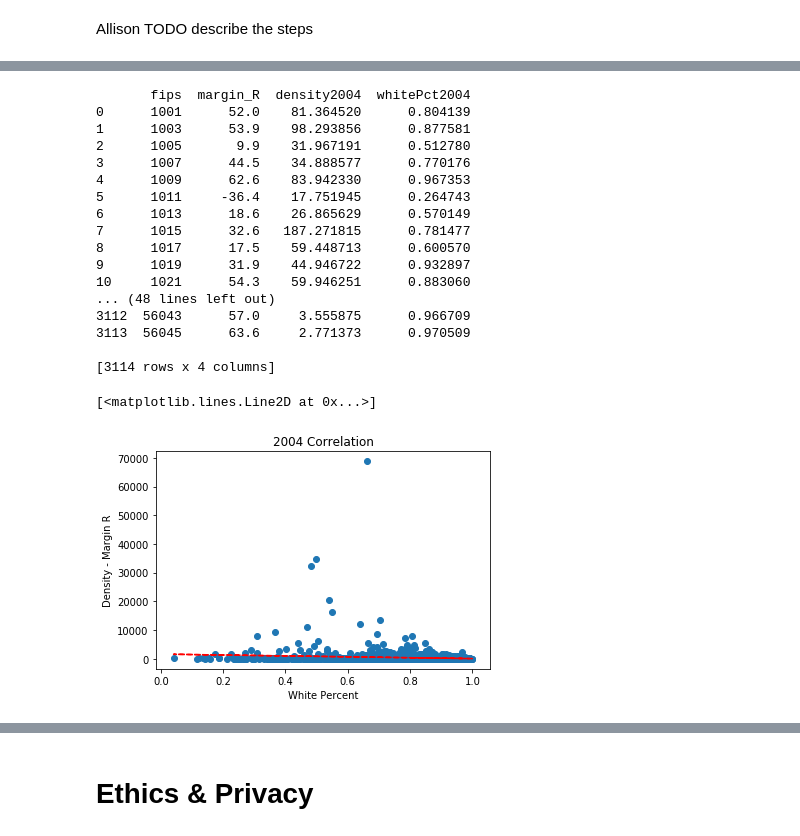
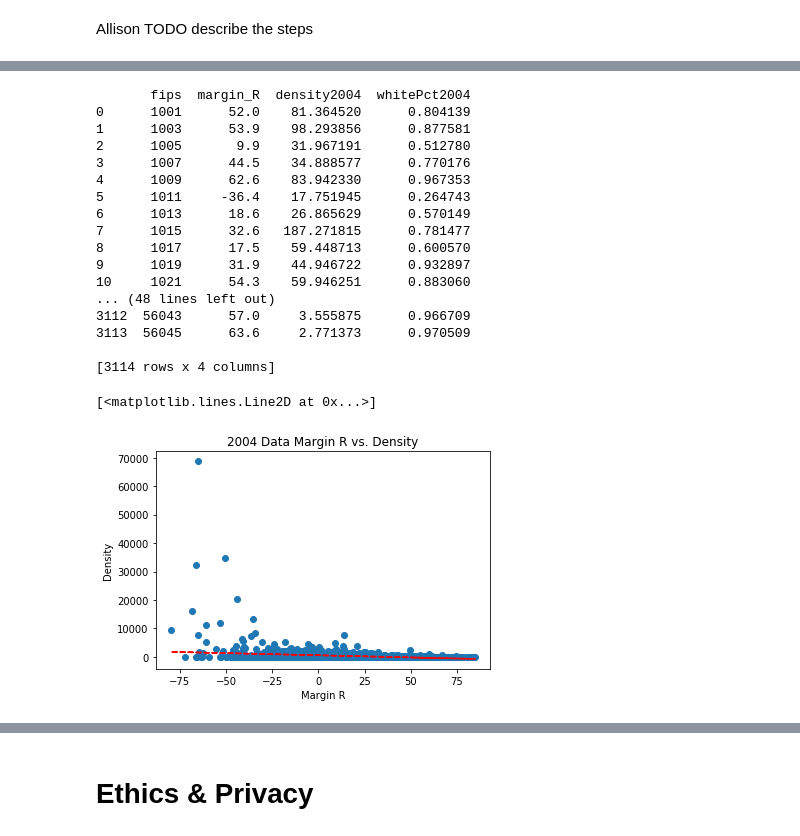
Before and after one commit to GiacomoPuccini/COGS108_Repo, a Jupyter notebook: FinalProject.ipynb, the cells around one changed output, grey strips where cells are left out. Drawn from its saved outputs; the diff is of its cells as text; code cells hidden in the pictures.

```diff
--- a/FinalProject.ipynb
+++ b/FinalProject.ipynb
@@ -371,34 +446,34 @@ plt.plot(data2000x, p(data2000x), "r--")
 # %%
 # From allison - took away the tostring() to make it easier to read/scroll
 print(data2004)
 
-data2004x = data2004['whitePct2004']
-data2004y = data2004['density2004'] - data2004['margin_R']
+data2004y = data2004['density2004']
+data2004x = data2004['margin_R']
 
-corrplot2 = plt.scatter(data2004x, data2004y)
-plt.xlabel('White Percent')
-plt.ylabel('Density - Margin R')
-plt.title('2004 Correlation')
-z2 = np.polyfit(data2004x, data2004y, 1)
-p2 = np.poly1d(z2)
-plt.plot(data2004x, p2(data2004x), "r--")
+corrplot4 = plt.scatter(data2004x, data2004y)
+plt.xlabel('Margin R')
+plt.ylabel('Density')
+plt.title('2004 Data Margin R vs. Density')
+z4 = np.polyfit(data2004x, data2004y, 1)
+p4 = np.poly1d(z4)
+plt.plot(data2004x, p4(data2004x), "r--")
 # %% [output]
        fips  margin_R  density2004  whitePct2004
 0      1001      52.0    81.364520      0.804139
 1      1003      53.9    98.293856      0.877581
 2      1005       9.9    31.967191      0.512780
 3      1007      44.5    34.888577      0.770176
 4      1009      62.6    83.942330      0.967353
 5      1011     -36.4    17.751945      0.264743
 6      1013      18.6    26.865629      0.570149
 7      1015      32.6   187.271815      0.781477
 8      1017      17.5    59.448713      0.600570
 9      1019      31.9    44.946722      0.932897
 10     1021      54.3    59.946251      0.883060
 ... (48 lines left out)
 3112  56043      57.0     3.555875      0.966709
 3113  56045      63.6     2.771373      0.970509
 
 [3114 rows x 4 columns]
 [<matplotlib.lines.Line2D at 0x...>]
-[figure, old version]
+[figure, new version]
```
Also changed, not shown: parts of 9 cells of this notebook.
